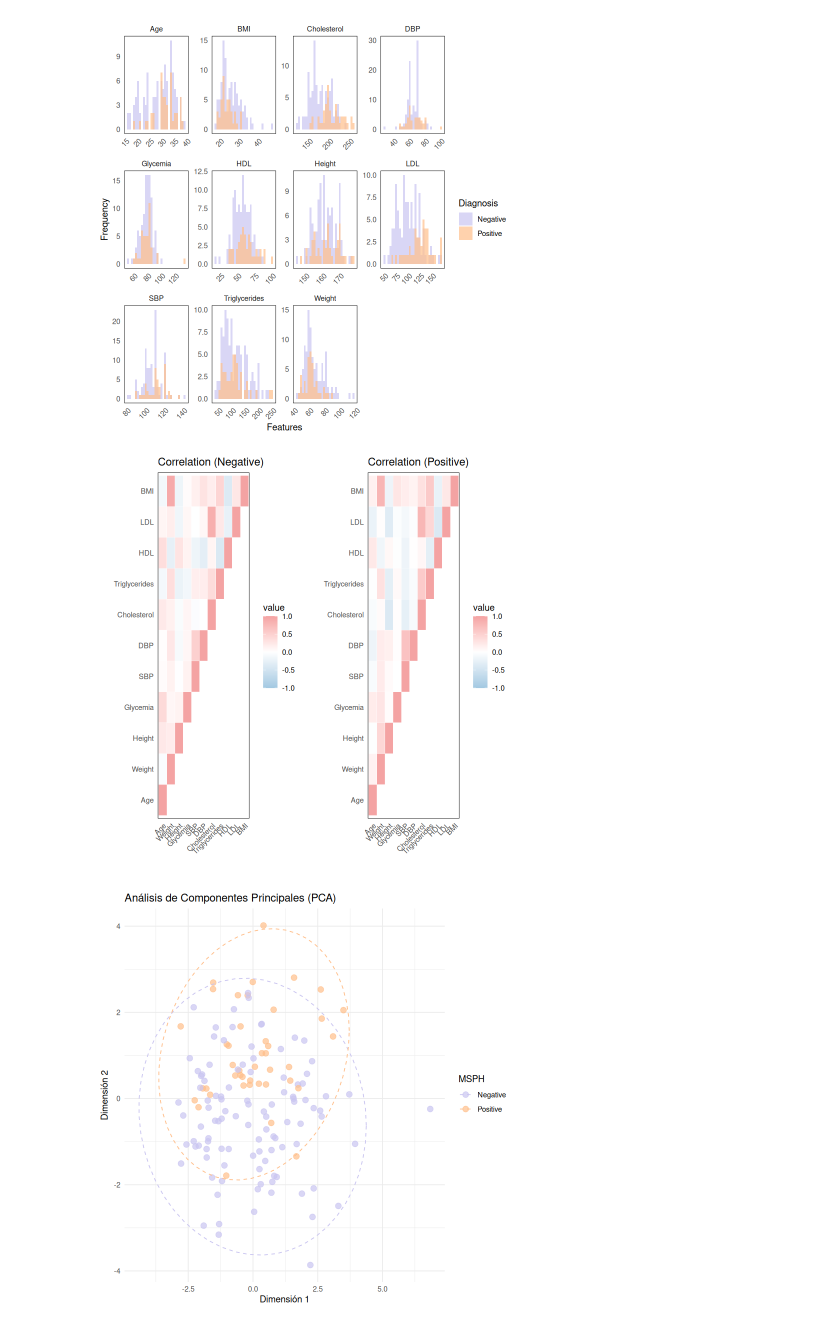
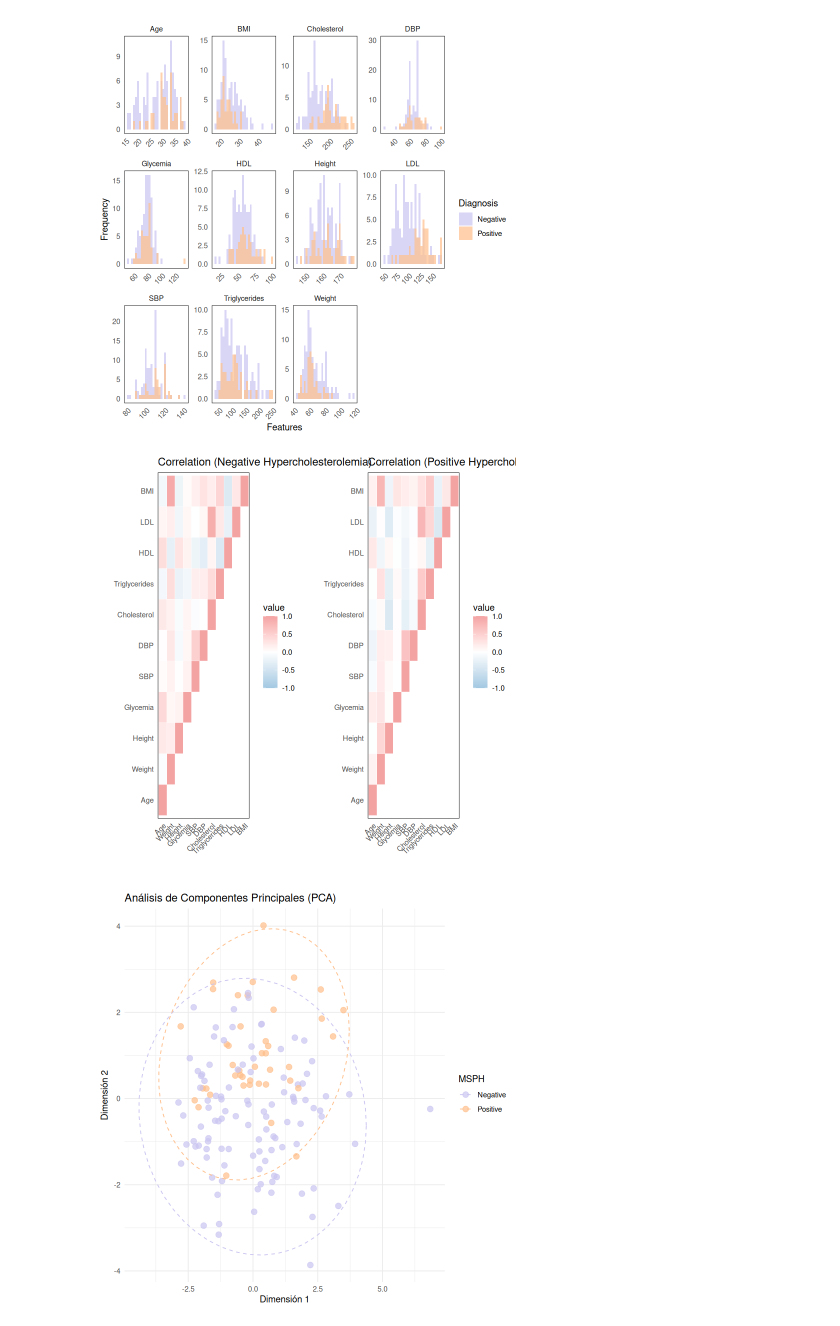
Before and after one commit to dMedinaO/hypercholesterolemia_classifiers, a Jupyter notebook: src/preparing_figures/1_description_figure.ipynb, the cells around one changed output. Cells and saved outputs as stored; diff of their text form; code cells hidden in the pictures.

```diff
--- a/src/preparing_figures/1_description_figure.ipynb
+++ b/src/preparing_figures/1_description_figure.ipynb
@@ -138,36 +138,36 @@ melted_positive <- melt(cor_positive)
 # Filtrar sólo la diagonal superior para cada matriz
 melted_negative <- melted_negative[as.integer(melted_negative$Var1) >= as.integer(melted_negative$Var2), ]
 melted_positive <- melted_positive[as.integer(melted_positive$Var1) >= as.integer(melted_positive$Var2), ]
 
 # Crear gráficos para cada matriz
 plot_correlation_negative <- ggplot(melted_negative, aes(x = Var2, y = Var1, fill = value)) +
   geom_tile(color = "white") +
   scale_fill_gradient2(low = "#A3C9E2", high = "#F4A3A3", mid = "white", midpoint = 0, limit = c(-1, 1)) +
-  labs(title = "Correlation (Negative)", x = "", y = "") +
+  labs(title = "Correlation (Negative Hypercholesterolemia)", x = "", y = "") +
   theme_minimal() +
   theme(axis.text.x = element_text(angle = 45, hjust = 1),
         panel.grid = element_blank(),
         panel.background = element_rect(fill = "white"))
 
 plot_correlation_positive <- ggplot(melted_positive, aes(x = Var2, y = Var1, fill = value)) +
   geom_tile(color = "white") +
   scale_fill_gradient2(low = "#A3C9E2", high = "#F4A3A3", mid = "white", midpoint = 0, limit = c(-1, 1)) +
-  labs(title = "Correlation (Positive)", x = "", y = "") +
+  labs(title = "Correlation (Positive Hypercholesterolemia)", x = "", y = "") +
   theme_minimal() +
   theme(axis.text.x = element_text(angle = 45, hjust = 1),
         panel.grid = element_blank(),
         panel.background = element_rect(fill = "white"))
 
 # Combinar ambos gráficos en un único plot
 combined_plot <- ggarrange(plot_correlation_negative, plot_correlation_positive, ncol = 2, nrow = 1)
 
 # Mostrar el gráfico combinado
 print(combined_plot)
 
 # Exportar el gráfico como un archivo de imagen
 ggsave("../../results/descriptive_process/correlation_matrices_upper_diagonal_pastel.png", combined_plot, width = 14, height = 7)
 # %% [output]
-[figure, old version]
+[figure, new version]
 # %%
 # Leer el dataset
 data <- read.csv("../../results/processed_dataset/1_processed_input_dataset.csv")
```
Also changed, not shown: 1 other file.
